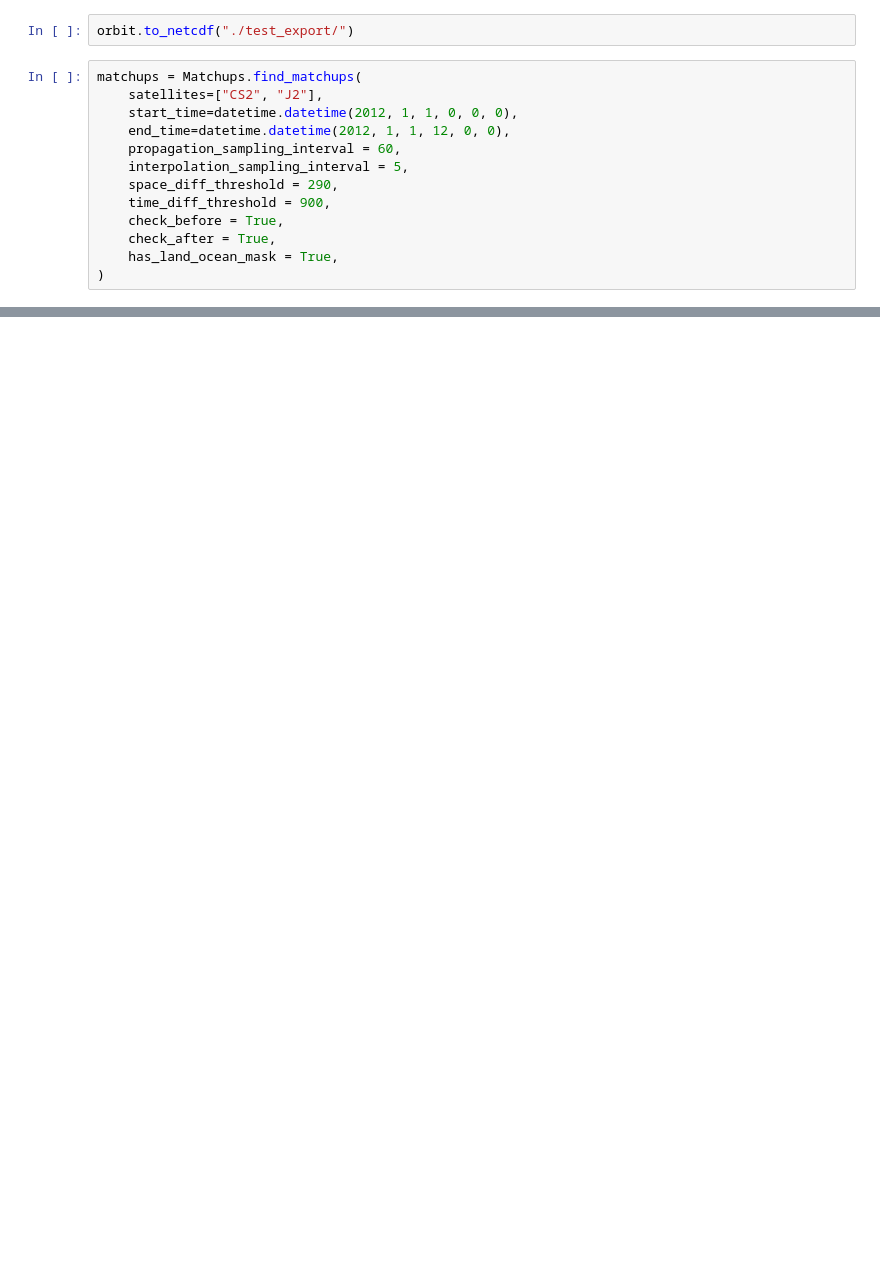
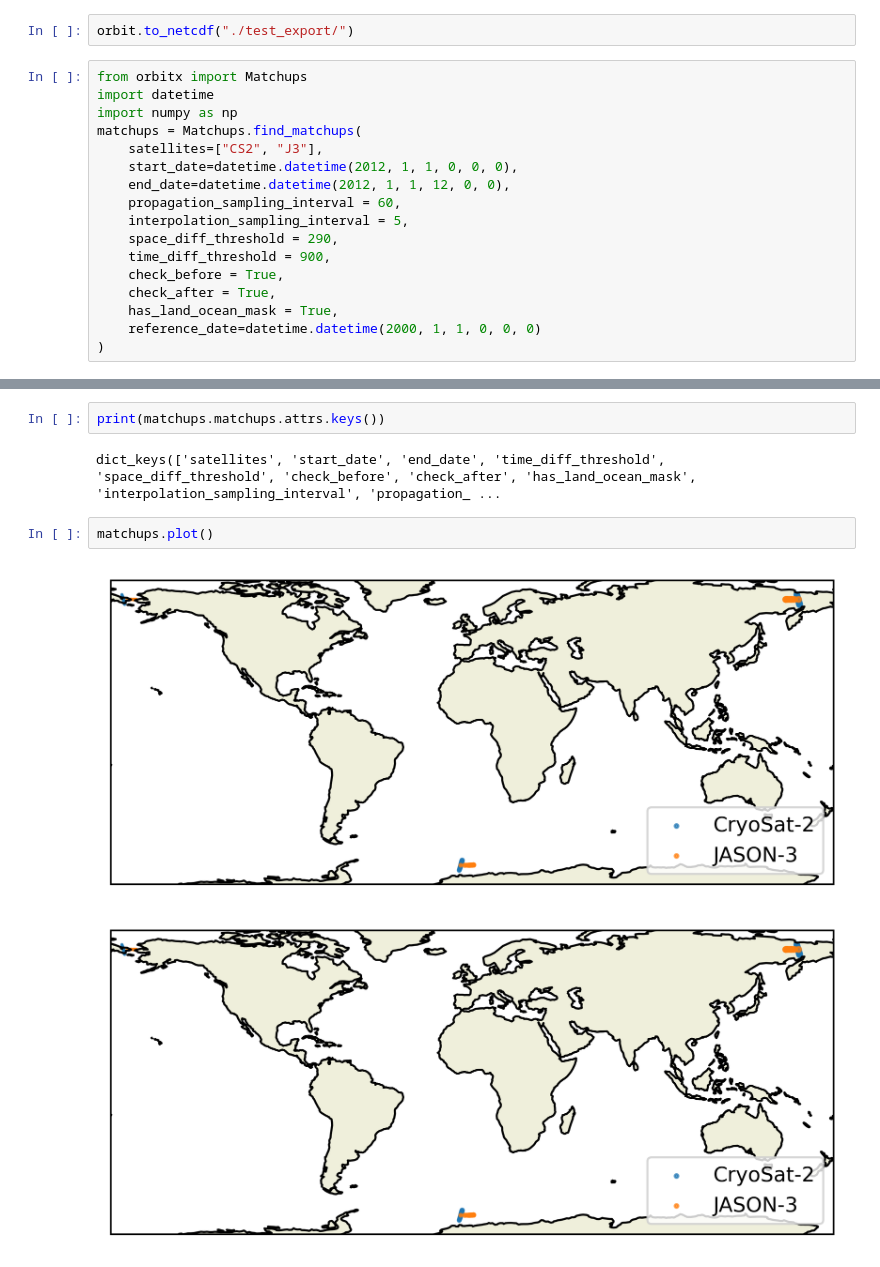
Before and after one commit to meteor-toolkit/orbitx, a Jupyter notebook: examples/example_notebook.ipynb, the cells around one changed output, grey strips where cells are left out. Saved outputs shown, nothing was run; the diff lists cells and outputs as text; blank space fills up the shorter version.

Commit message:
implemented import from netCDF

```diff
--- a/examples/example_notebook.ipynb
+++ b/examples/example_notebook.ipynb
@@ -48,10 +54,13 @@ print(orbit.orbits)
 # %%
 orbit.to_netcdf("./test_export/")
 # %%
+from orbitx import Matchups
+import datetime
+import numpy as np
 matchups = Matchups.find_matchups(
-    satellites=["CS2", "J2"],
-    start_time=datetime.datetime(2012, 1, 1, 0, 0, 0),
-    end_time=datetime.datetime(2012, 1, 1, 12, 0, 0),
+    satellites=["CS2", "J3"],
+    start_date=datetime.datetime(2012, 1, 1, 0, 0, 0),
+    end_date=datetime.datetime(2012, 1, 1, 12, 0, 0),
     propagation_sampling_interval = 60,
     interpolation_sampling_interval = 5,
     space_diff_threshold = 290,
@@ -59,5 +68,6 @@ matchups = Matchups.find_matchups(
     check_before = True,
     check_after = True,
     has_land_ocean_mask = True,
+    reference_date=datetime.datetime(2000, 1, 1, 0, 0, 0)
 )
 # %% [output]
@@ -67,0 +90,9 @@ IndexError: index 1382 is out of bounds for axis 0 with size 2
+# %%
+print(matchups.matchups.attrs.keys())
+# %% [output]
+dict_keys(['satellites', 'start_date', 'end_date', 'time_diff_threshold', 'space_diff_threshold', 'check_before', 'check_after', 'has_land_ocean_mask', 'interpolation_sampling_interval', 'propagation_ ...
+# %%
+matchups.plot()
+# %% [output]
+[figure, added]
+[figure, added]
```
Also changed, not shown: parts of 10 cells of this notebook, 19 other files.
